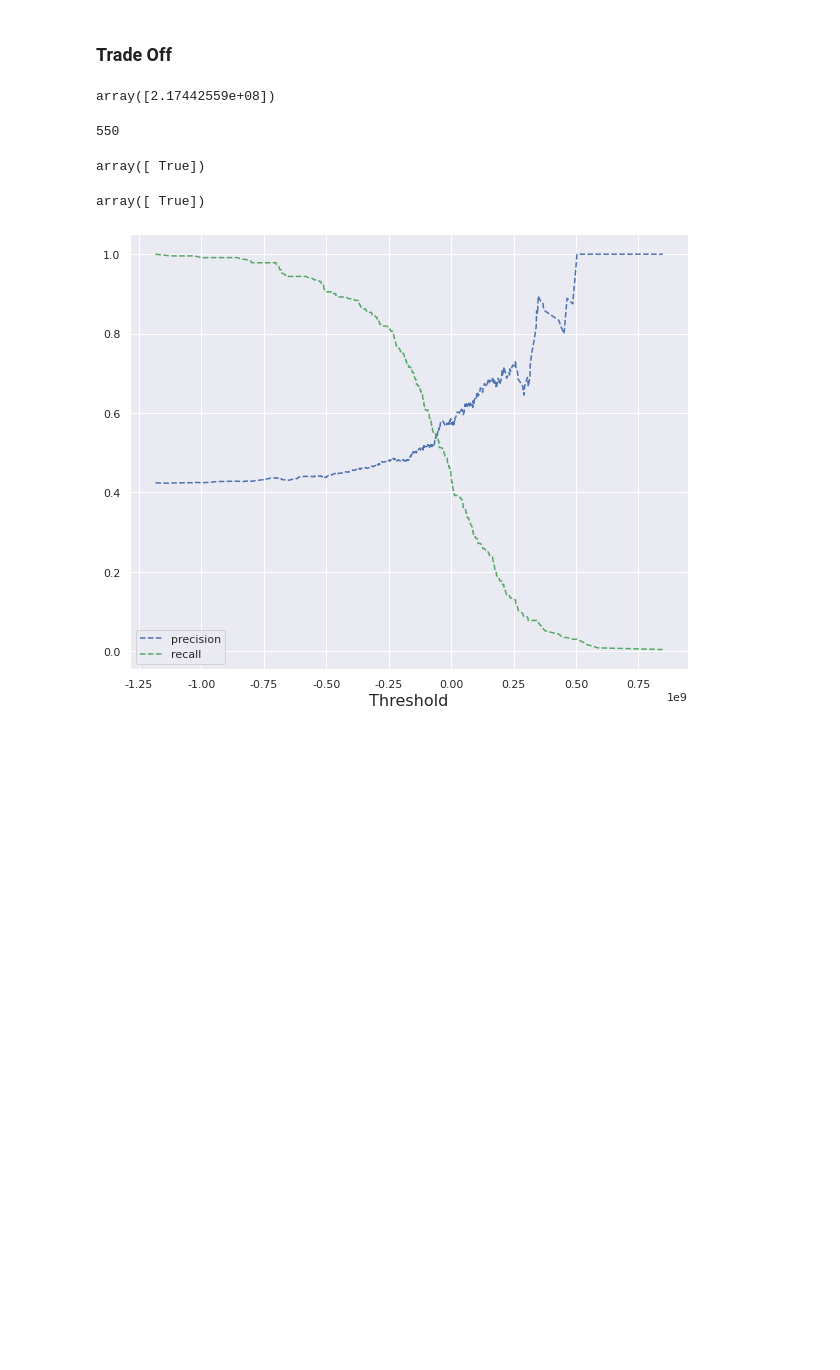
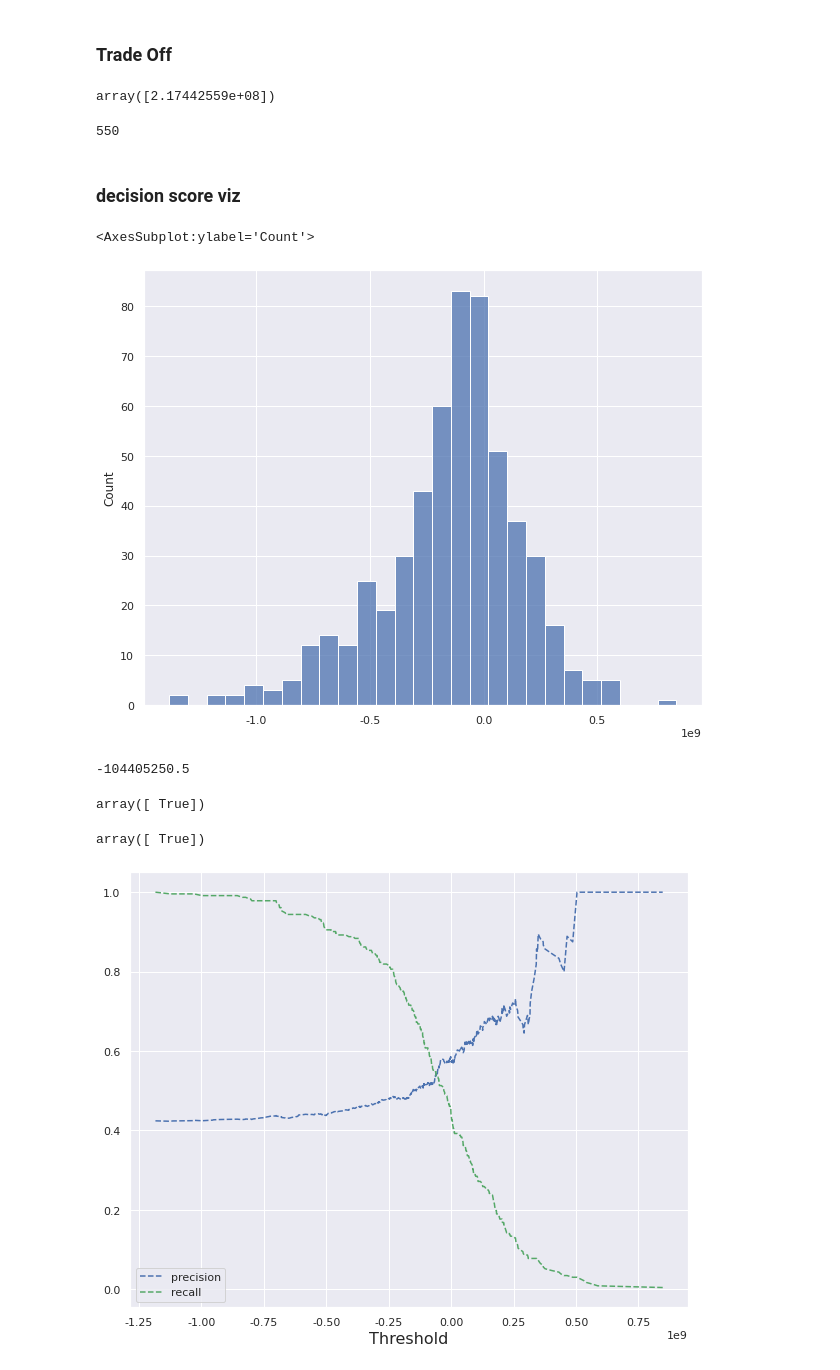
Before and after one commit to MonicaKim89/Sign_Recognition, a Jupyter notebook: [ML] classification/0901_SGD_fragile_binary_644.ipynb, the cells around one changed output. Cells and saved outputs as stored; diff of their text form; code cells hidden in the pictures; blank space fills up the shorter version.

```diff
--- a/[ML] classification/0901_SGD_fragile_binary_644.ipynb
+++ b/[ML] classification/0901_SGD_fragile_binary_644.ipynb
@@ -106,3 +109,22 @@ len(y_scores)
+# %% [markdown]
+### decision score viz
+# %%
+decision_score = y_scores.astype('int')
+import seaborn
+
+sns.histplot(decision_score)
+# %% [output]
+<AxesSubplot:ylabel='Count'>
+[figure, added]
+# %%
+data_path = "C:\\Users\\yukir\\Documents\\Monicas_workspace\\Sign detection\\machine_learning\\0901_sgd_decision_function.csv"
+
+data = pd.read_csv(data_path,index_col=0)
+data = data.rename(columns={'0':'fragile_decision_score'})
+data = data.fragile_decision_score.astype('int')
+data.median()
+# %% [output]
+-104405250.5
 # %%
 #임계값 설정 안해도 fragile이라 잘 예측한 경우
 
```
Also changed, not shown: parts of 1 cell of this notebook.
